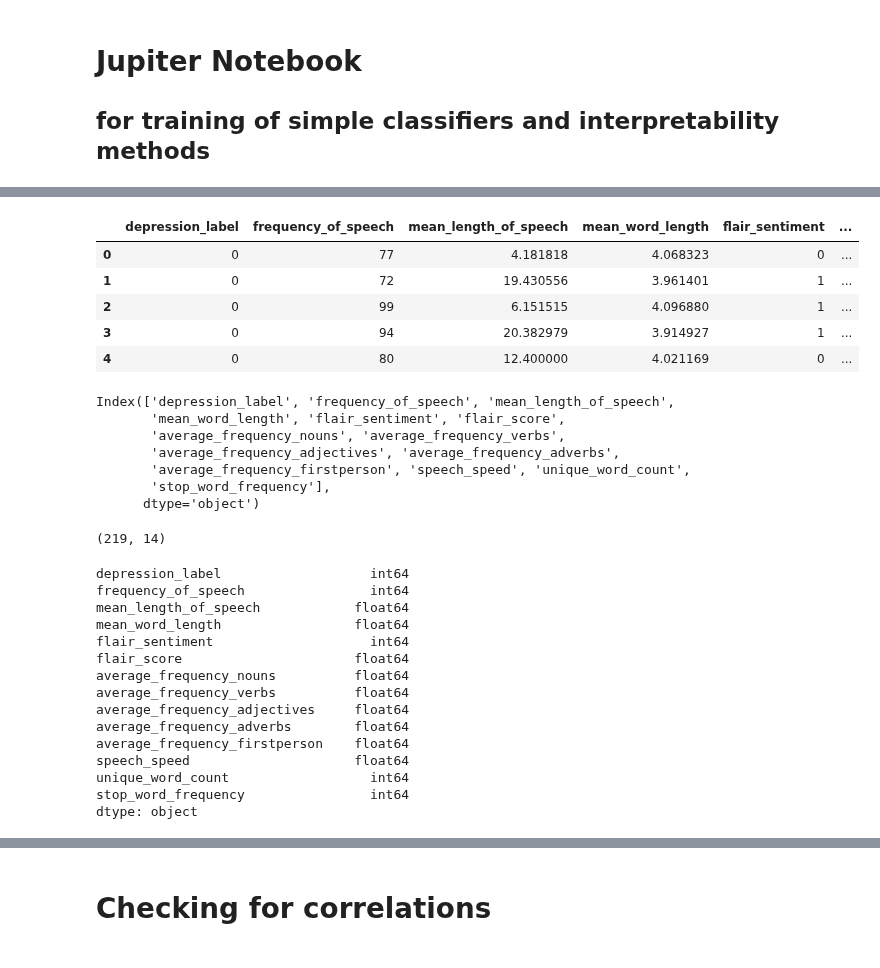
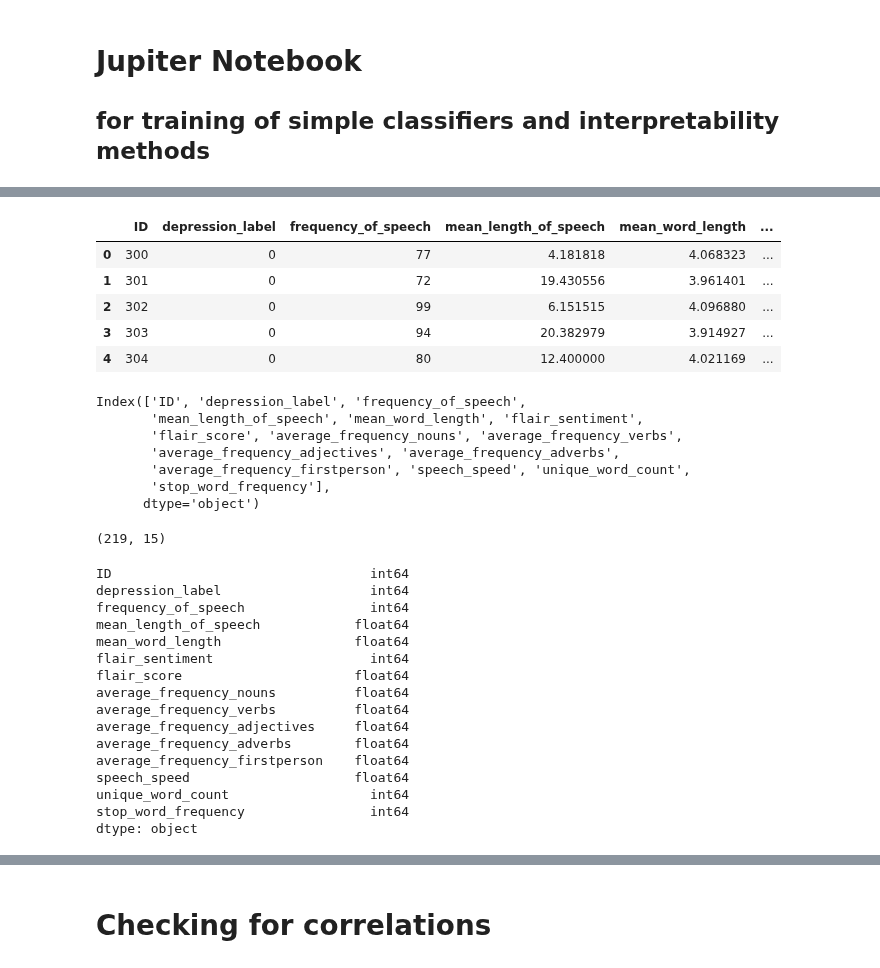
Before and after one commit to sochinghong/SU_project, a Jupyter notebook: simple_classification_features-3.ipynb, the cells around one changed output, grey strips where cells are left out. Cells and saved outputs as stored; diff of their text form; code cells hidden in the pictures.

```diff
--- a/simple_classification_features-3.ipynb
+++ b/simple_classification_features-3.ipynb
@@ -25,21 +25,21 @@ Note: you may need to restart the kernel to use updated packages.
 # %%
 # load dataset into a pandas DataFrame
 import pandas as pd
-df = pd.read_csv("depression_detection_features.csv")
+df = pd.read_csv("depression_detection_features_withID.csv")
 df.head()
 # %% [output]
-|  | depression_label | frequency_of_speech | mean_length_of_speech | mean_word_length | flair_sentiment | ... |
-| 0 | 0 | 77 | 4.181818 | 4.068323 | 0 | ... |
-| 1 | 0 | 72 | 19.430556 | 3.961401 | 1 | ... |
-| 2 | 0 | 99 | 6.151515 | 4.096880 | 1 | ... |
-| 3 | 0 | 94 | 20.382979 | 3.914927 | 1 | ... |
-| 4 | 0 | 80 | 12.400000 | 4.021169 | 0 | ... |
+|  | ID | depression_label | frequency_of_speech | mean_length_of_speech | mean_word_length | ... |
+| 0 | 300 | 0 | 77 | 4.181818 | 4.068323 | ... |
+| 1 | 301 | 0 | 72 | 19.430556 | 3.961401 | ... |
+| 2 | 302 | 0 | 99 | 6.151515 | 4.096880 | ... |
+| 3 | 303 | 0 | 94 | 20.382979 | 3.914927 | ... |
+| 4 | 304 | 0 | 80 | 12.400000 | 4.021169 | ... |
 # %%
 df.columns
 # %% [output]
-Index(['depression_label', 'frequency_of_speech', 'mean_length_of_speech',
-       'mean_word_length', 'flair_sentiment', 'flair_score',
-       'average_frequency_nouns', 'average_frequency_verbs',
+Index(['ID', 'depression_label', 'frequency_of_speech',
+       'mean_length_of_speech', 'mean_word_length', 'flair_sentiment',
+       'flair_score', 'average_frequency_nouns', 'average_frequency_verbs',
        'average_frequency_adjectives', 'average_frequency_adverbs',
        'average_frequency_firstperson', 'speech_speed', 'unique_word_count',
        'stop_word_frequency'],
@@ -48,11 +48,12 @@ Index(['depression_label', 'frequency_of_speech', 'mean_length_of_speech',
 # Check the total size of the dataset
 df.shape
 # %% [output]
-(219, 14)
+(219, 15)
 # %%
 # Check variable types
 df.dtypes
 # %% [output]
+ID                                 int64
 depression_label                   int64
 frequency_of_speech                int64
 mean_length_of_speech            float64
```
Also changed, not shown: parts of 42 cells of this notebook.
